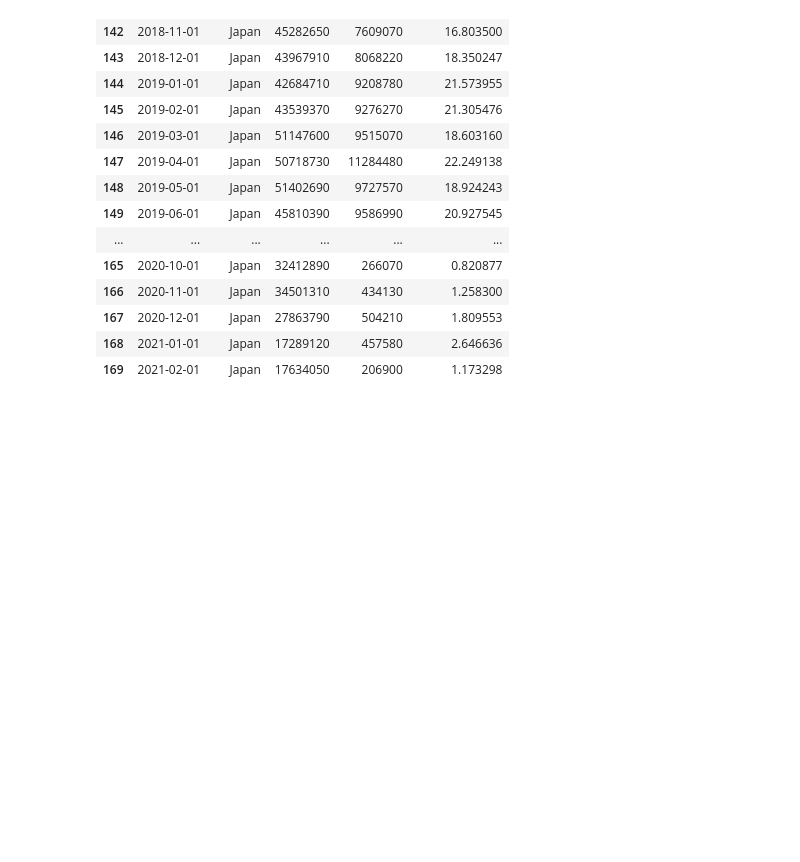
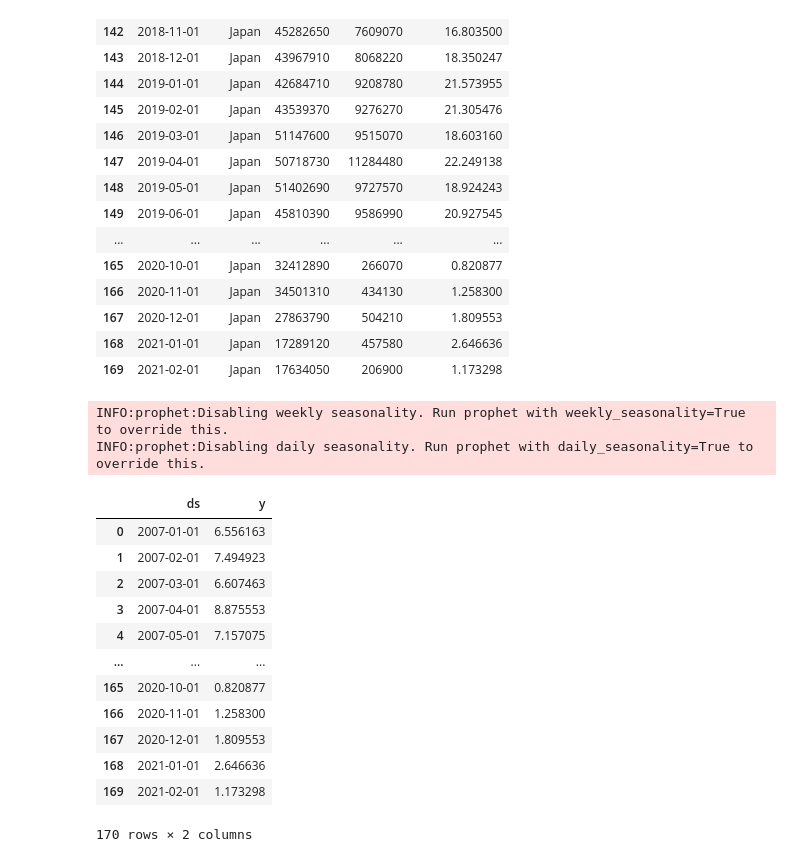
Before and after one commit to dgg32/japan_under_corona, a Jupyter notebook: accomodation_foreigner.ipynb, the cells around one changed output. Cells and saved outputs as stored; diff of their text form; code cells hidden in the pictures; blank space fills up the shorter version.

Commit message:
prophet for ratio

```diff
--- a/accomodation_foreigner.ipynb
+++ b/accomodation_foreigner.ipynb
@@ -294,3 +266,33 @@ fig.update_layout(height=800, width=1600, title_text="Percentage of foreign visi
 fig.show()
 #fig.write_html("newplot.html")
 #fig.write_image("fig1.png")
+# %%
+prophet_foreign_ratio = table[table["location"] == "Japan"][["time", "foreigner_ratio"]]
+prophet_foreign_ratio.columns = ["ds", "y"]
+prophet_foreign_ratio["ds"] = pd.to_datetime(prophet_foreign_ratio["ds"])
+
+prophet_foreign_ratio_2020 = prophet_foreign_ratio[(prophet_foreign_ratio["ds"] >= "2020-01-01")]
+prophet_foreign_ratio_before_2020 = prophet_foreign_ratio[(prophet_foreign_ratio["ds"] < "2020-01-01")]
+m_foreign_ratio = Prophet()
+m_foreign_ratio.fit(prophet_foreign_ratio_before_2020)
+future = pd.DataFrame(prophet_foreign_ratio["ds"], columns=["ds"])
+prediction = m_foreign_ratio.predict(future)
+# %% [output]
+INFO:prophet:Disabling weekly seasonality. Run prophet with weekly_seasonality=True to override this.
+INFO:prophet:Disabling daily seasonality. Run prophet with daily_seasonality=True to override this.
+# %%
+prophet_foreign_ratio
+# %% [output]
+|  | ds | y |
+| 0 | 2007-01-01 | 6.556163 |
+| 1 | 2007-02-01 | 7.494923 |
+| 2 | 2007-03-01 | 6.607463 |
+| 3 | 2007-04-01 | 8.875553 |
+| 4 | 2007-05-01 | 7.157075 |
+| ... | ... | ... |
+| 165 | 2020-10-01 | 0.820877 |
+| 166 | 2020-11-01 | 1.258300 |
+| 167 | 2020-12-01 | 1.809553 |
+| 168 | 2021-01-01 | 2.646636 |
+| 169 | 2021-02-01 | 1.173298 |
+170 rows × 2 columns
```
Also changed, not shown: parts of 7 cells of this notebook, 1 other file.
